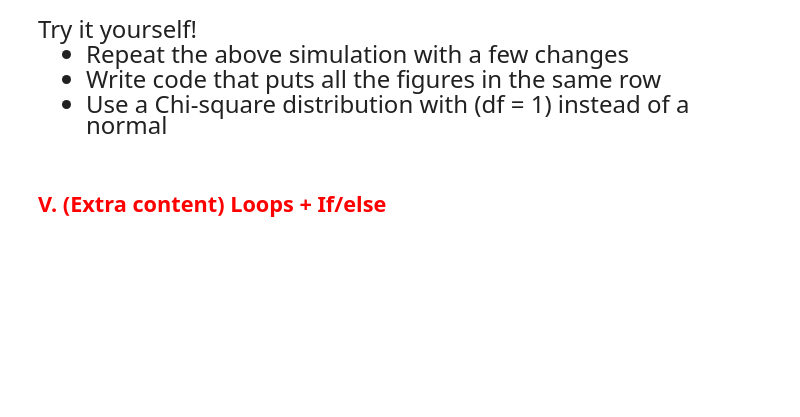
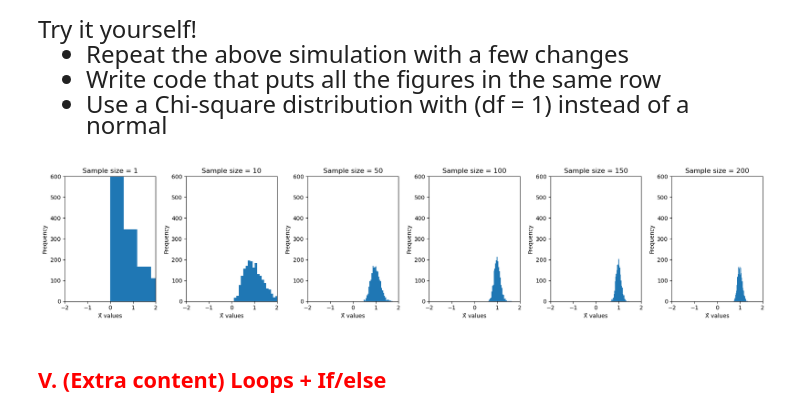
Before and after one commit to kristen-ngai/KN---qtm151fall2025, a Jupyter notebook: Lecture_08 - random variables/Lecture8.ipynb, the cells around one changed output. Cells and saved outputs as stored; diff of their text form; code cells hidden in the pictures; blank space fills up the shorter version.

```diff
--- a/Lecture_08 - random variables/Lecture8.ipynb
+++ b/Lecture_08 - random variables/Lecture8.ipynb
@@ -520,3 +521,39 @@ Try it yourself!
+# %%
+import numpy as np
+import matplotlib.pyplot as plt
+
+num_simulations = 2000
+sample_size_list = [1, 10, 50, 100, 150, 200]
+
+# Layout info for 1 row and 6 columns
+fig_row = [0, 0, 0, 0, 0, 0]
+fig_col = [0, 1, 2, 3, 4, 5]
+
+# Create 1x6 subplots (returns 1D array of Axes)
+fig, subfig_array = plt.subplots(1, 6, figsize=(18, 4))
+
+xmin = -2
+xmax = 2
+ymax = 600
+
+for sample_sz, row, col in zip(sample_size_list, fig_row, fig_col):
+    vec_xbar1 = np.zeros(num_simulations)
+    for iteration in range(num_simulations):
+        vec_unif = np.random.chisquare(df=1, size=sample_sz)
+        vec_xbar1[iteration] = vec_unif.mean()
+
+    ax = subfig_array[col]  # Use only `col` because it's a 1D array
+    ax.hist(vec_xbar1, bins=30)
+    ax.set_title(f"Sample size = {sample_sz}")
+    ax.set_ylabel("Frequency")
+    ax.set_xlabel("X̄ values")
+    ax.set_xlim(xmin, xmax)
+    ax.set_ylim(top=ymax)
+
+plt.tight_layout()
+plt.show()
+# %% [output]
+[figure, added]
 # %% [markdown]
 ## <span style="color:red"> V. (Extra content) Loops + If/else </span>
 # %% [markdown]
```
Also changed, not shown: parts of 7 cells of this notebook, 1 other file.
